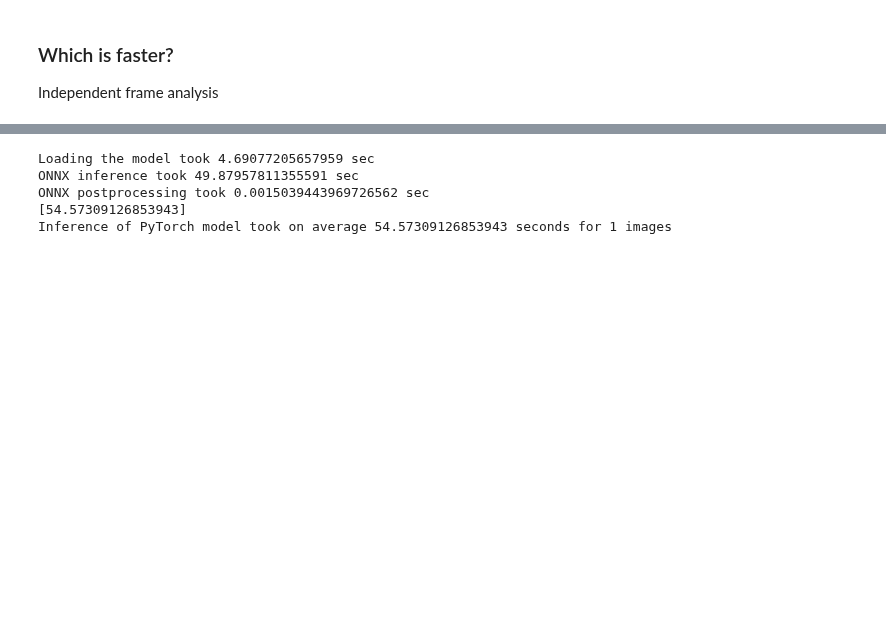
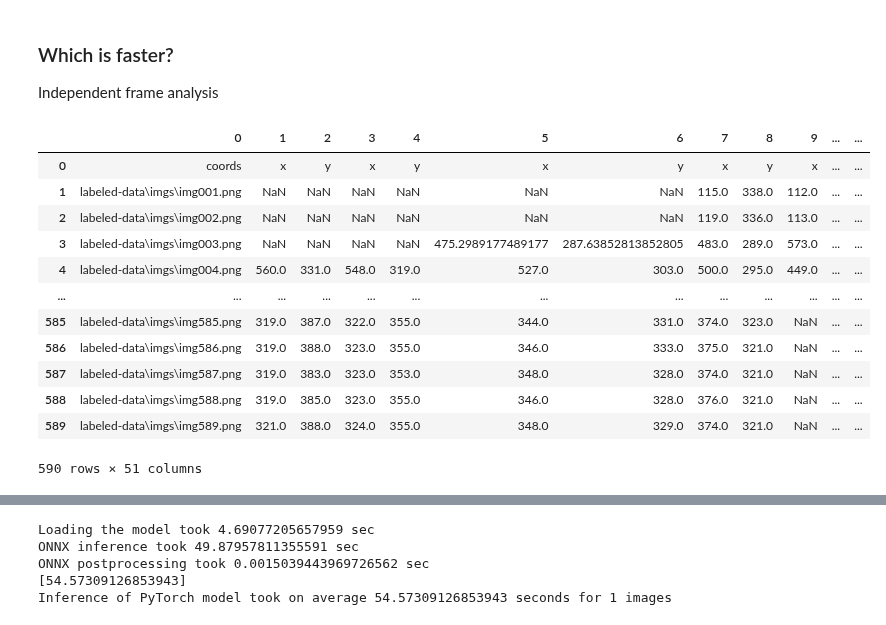
Before and after one commit to DeepLabCutAIResidency/DLC_AI2024, a Jupyter notebook: DeepLabCut-live/DLCLive-Demo_draft.ipynb, the cells around one changed output, grey strips where cells are left out. Cells and saved outputs as stored; diff of their text form; code cells hidden in the pictures; blank space fills up the shorter version.

Commit message:
tutorial notebook in progress: live video inference needed

```diff
--- a/DeepLabCut-live/DLCLive-Demo_draft.ipynb
+++ b/DeepLabCut-live/DLCLive-Demo_draft.ipynb
@@ -311,0 +327,23 @@ Independent frame analysis
+# %%
+import csv
+import pandas as pd
+
+labels = pd.read_csv("/media/dikra/PhD/DATA/DLC24_Data/Kaggle_progress/train-2001-eval-all/kaggle/working/fly-kevin-2019-03-16/Fly-Kevin-2019-03-16/labeled-data/imgs/CollectedData_Kevin.csv", header=None, skiprows=[0,1])
+labels.drop([27,28,29,30], axis=1, inplace=True)
+# labels = labels.T.reset_index().T
+labels.columns = range(labels.columns.size)
+labels
+# %% [output]
+|  | 0 | 1 | 2 | 3 | 4 | 5 | 6 | 7 | 8 | 9 | ... | ... |
+| 0 | coords | x | y | x | y | x | y | x | y | x | ... | ... |
+| 1 | labeled-data\imgs\img001.png | NaN | NaN | NaN | NaN | NaN | NaN | 115.0 | 338.0 | 112.0 | ... | ... |
+| 2 | labeled-data\imgs\img002.png | NaN | NaN | NaN | NaN | NaN | NaN | 119.0 | 336.0 | 113.0 | ... | ... |
+| 3 | labeled-data\imgs\img003.png | NaN | NaN | NaN | NaN | 475.2989177489177 | 287.63852813852805 | 483.0 | 289.0 | 573.0 | ... | ... |
+| 4 | labeled-data\imgs\img004.png | 560.0 | 331.0 | 548.0 | 319.0 | 527.0 | 303.0 | 500.0 | 295.0 | 449.0 | ... | ... |
+| ... | ... | ... | ... | ... | ... | ... | ... | ... | ... | ... | ... | ... |
+| 585 | labeled-data\imgs\img585.png | 319.0 | 387.0 | 322.0 | 355.0 | 344.0 | 331.0 | 374.0 | 323.0 | NaN | ... | ... |
+| 586 | labeled-data\imgs\img586.png | 319.0 | 388.0 | 323.0 | 355.0 | 346.0 | 333.0 | 375.0 | 321.0 | NaN | ... | ... |
+| 587 | labeled-data\imgs\img587.png | 319.0 | 383.0 | 323.0 | 353.0 | 348.0 | 328.0 | 374.0 | 321.0 | NaN | ... | ... |
+| 588 | labeled-data\imgs\img588.png | 319.0 | 385.0 | 323.0 | 355.0 | 346.0 | 328.0 | 376.0 | 321.0 | NaN | ... | ... |
+| 589 | labeled-data\imgs\img589.png | 321.0 | 388.0 | 324.0 | 355.0 | 348.0 | 329.0 | 374.0 | 321.0 | NaN | ... | ... |
+590 rows × 51 columns
```
Also changed, not shown: parts of 16 cells of this notebook, 4 other files.
